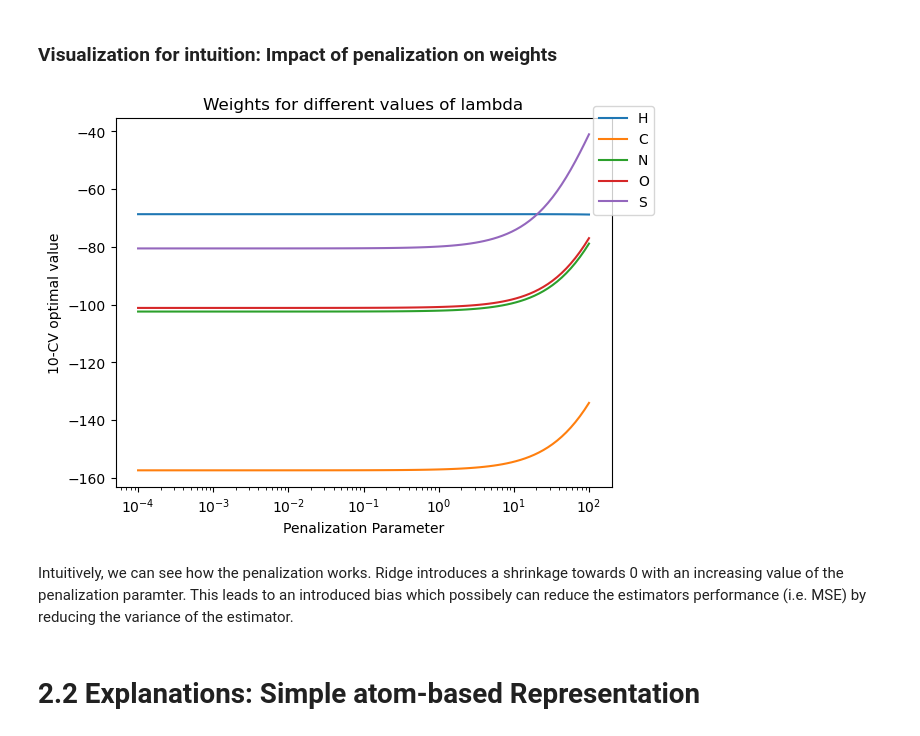
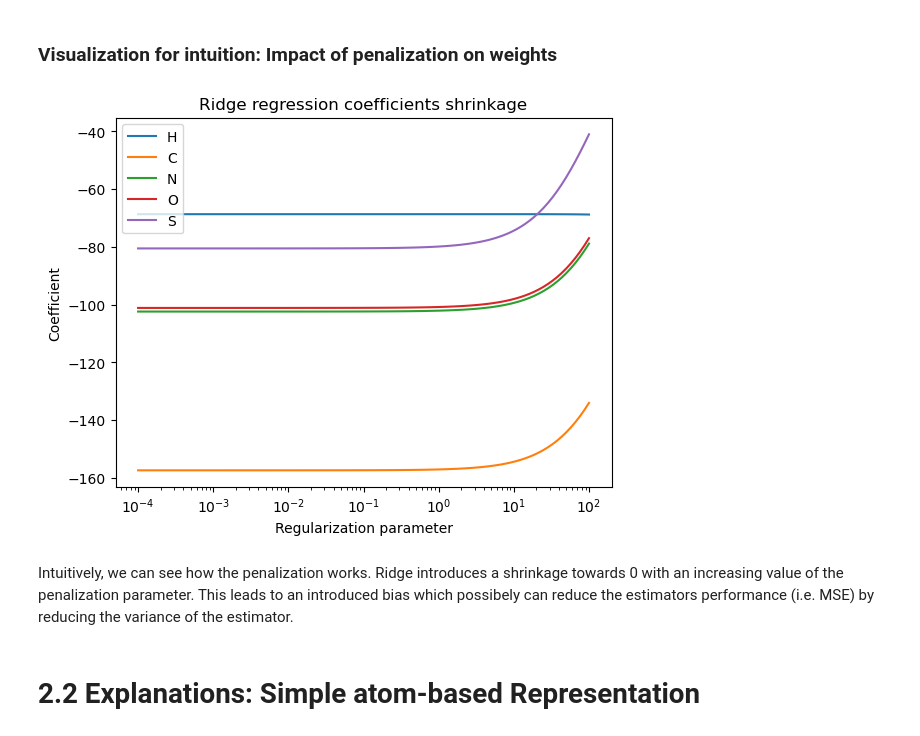
Before and after one commit to jascha-je/LabML4DS, a Jupyter notebook: p2/p2_ISJ.ipynb, the cells around one changed output. Drawn from its saved outputs; the diff is of its cells as text; code cells hidden in the pictures.

Commit message:
graph adjustments and typos

```diff
--- a/p2/p2_ISJ.ipynb
+++ b/p2/p2_ISJ.ipynb
@@ -453,18 +461,18 @@ for alpha in alpha_values:
     intercepts_ += [results_.best_estimator_.intercept_]
 
 weights_ = np.array(weights_)
-# %%
-plt.plot(alpha_values, weights_)
-plt.legend(atoms, bbox_to_anchor=(1.1, 1.05))
-plt.xscale("log")
-plt.title("Weights for different values of lambda")
-plt.ylabel("10-CV optimal value")
-plt.xlabel("Penalization Parameter")
-plt.show()
-# %% [output]
-[figure, removed]
+# %%
+g = sns.lineplot(x=np.repeat(alpha_values, 5), y=weights_.flatten(), hue=["H", "C", "N", "O", "S"] * len(weights_))
+g.set_xscale("log")
+g.set_xlabel("Regularization parameter")
+g.set_ylabel("Coefficient")
+g.set_title("Ridge regression coefficients shrinkage")
+plt.legend(loc="upper left")
+plt.show()
+# %% [output]
+[figure, added]
 # %% [markdown]
-Intuitively, we can see how the penalization works. Ridge introduces a shrinkage towards 0 with an increasing value of the penalization paramter. This leads to an introduced bias which possibely can reduce the estimators performance (i.e. MSE) by reducing the variance of the estimator.
+Intuitively, we can see how the penalization works. Ridge introduces a shrinkage towards 0 with an increasing value of the penalization parameter. This leads to an introduced bias which possibely can reduce the estimators performance (i.e. MSE) by reducing the variance of the estimator.
 # %% [markdown]
 # 2.2 Explanations: Simple atom-based Representation
 # %% [markdown]
```
Also changed, not shown: parts of 2 cells of this notebook.
